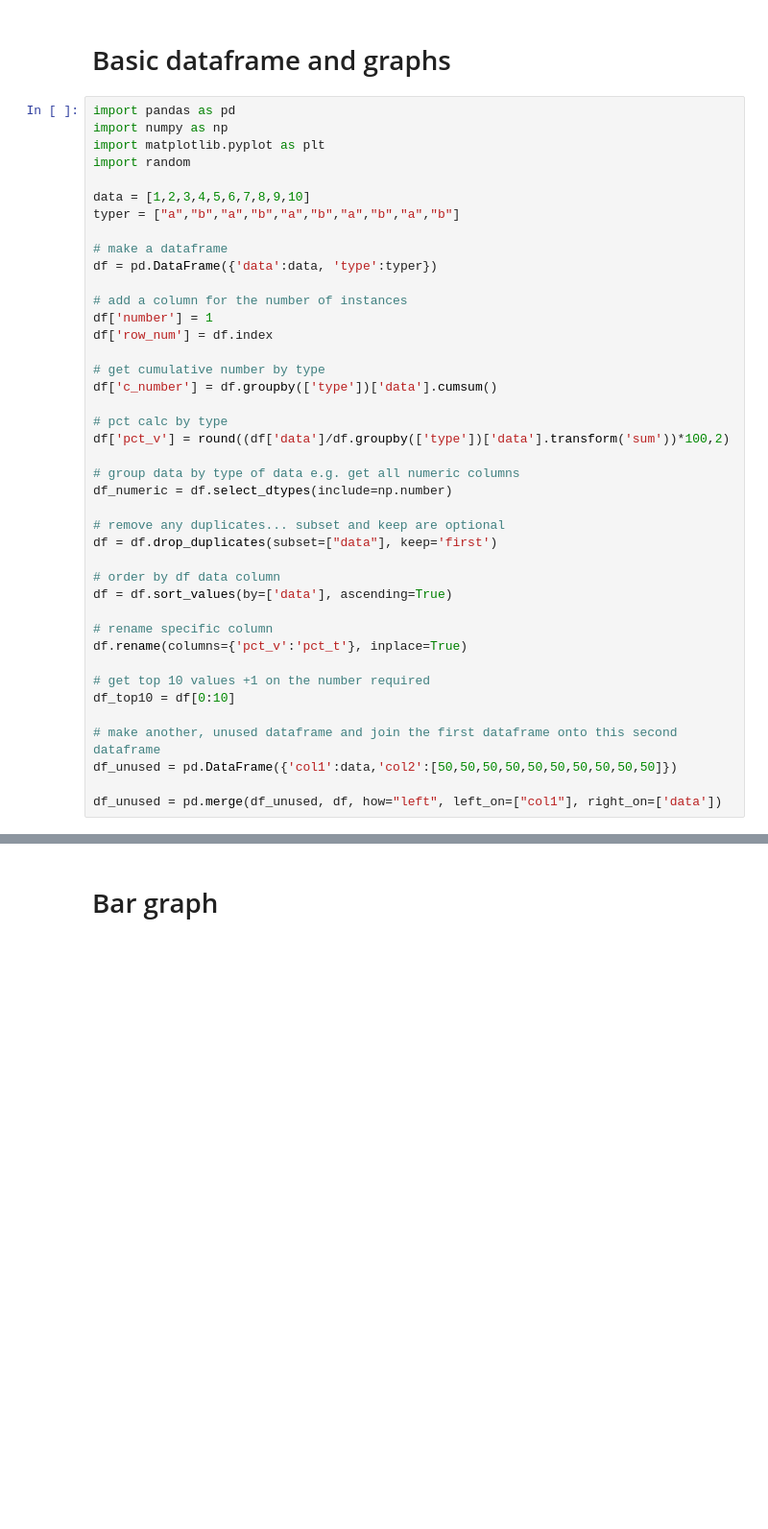
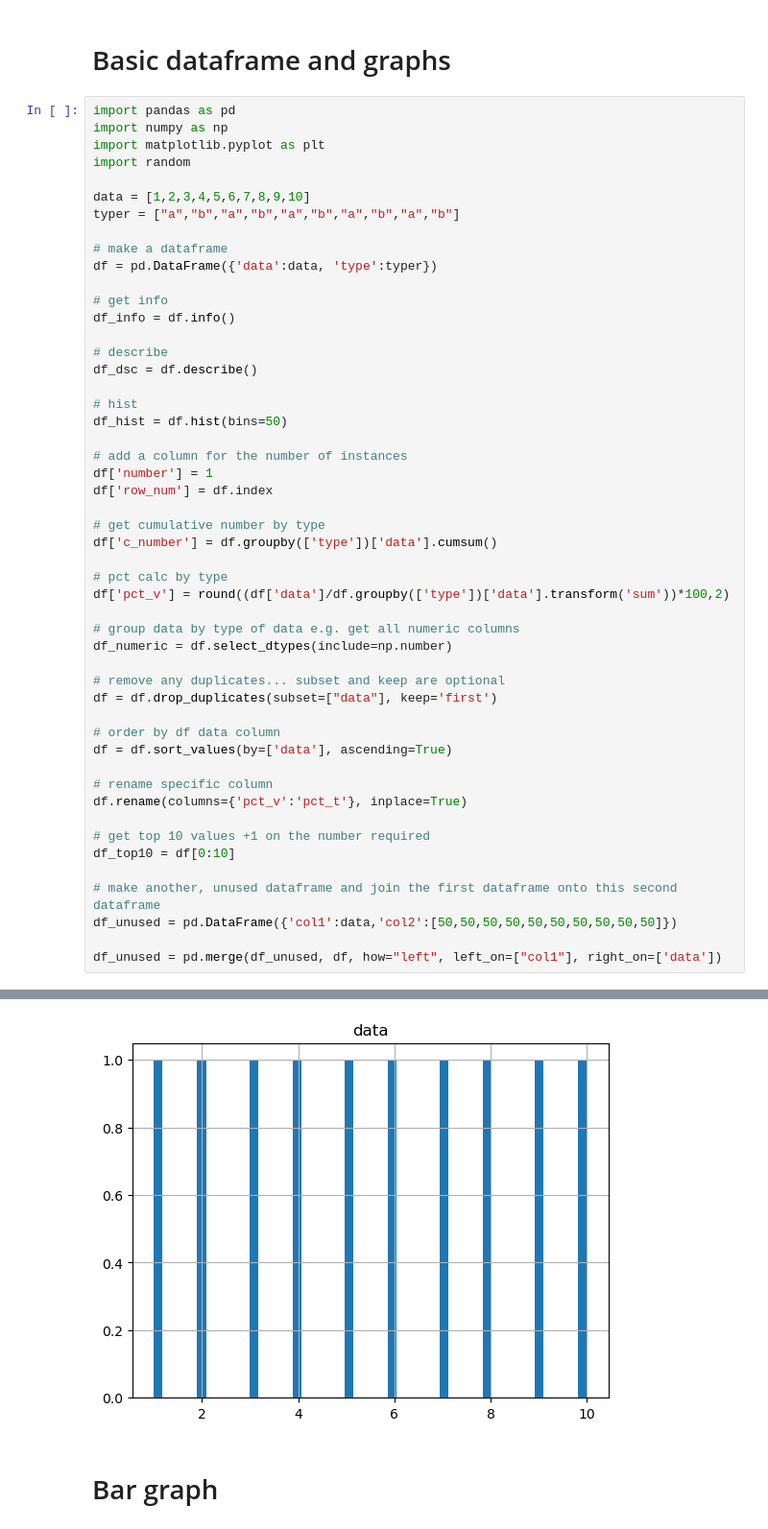
Before and after one commit to kcj-coding/Python-coding, a Jupyter notebook: df_and_graphs.ipynb, the cells around one changed output, grey strips where cells are left out. Shown at 96% size. Cells and saved outputs as stored; diff of their text form; blank space fills up the shorter version.

```diff
--- a/df_and_graphs.ipynb
+++ b/df_and_graphs.ipynb
@@ -11,6 +11,15 @@ typer = ["a","b","a","b","a","b","a","b","a","b"]
 
 # make a dataframe
 df = pd.DataFrame({'data':data, 'type':typer})
+
+# get info
+df_info = df.info()
+
+# describe
+df_dsc = df.describe()
+
+# hist
+df_hist = df.hist(bins=50)
 
 # add a column for the number of instances
 df['number'] = 1
@@ -41,3 +50,4 @@ df_top10 = df[0:10]
 df_unused = pd.DataFrame({'col1':data,'col2':[50,50,50,50,50,50,50,50,50,50]})
 
 df_unused = pd.merge(df_unused, df, how="left", left_on=["col1"], right_on=['data'])
+# %% [output]
@@ -44,3 +63,4 @@ df_unused = pd.merge(df_unused, df, how="left", left_on=["col1"], right_on=['dat
+[figure, added]
 # %% [markdown]
 # Bar graph
 # %%
```
Also changed, not shown: parts of 2 cells of this notebook.
